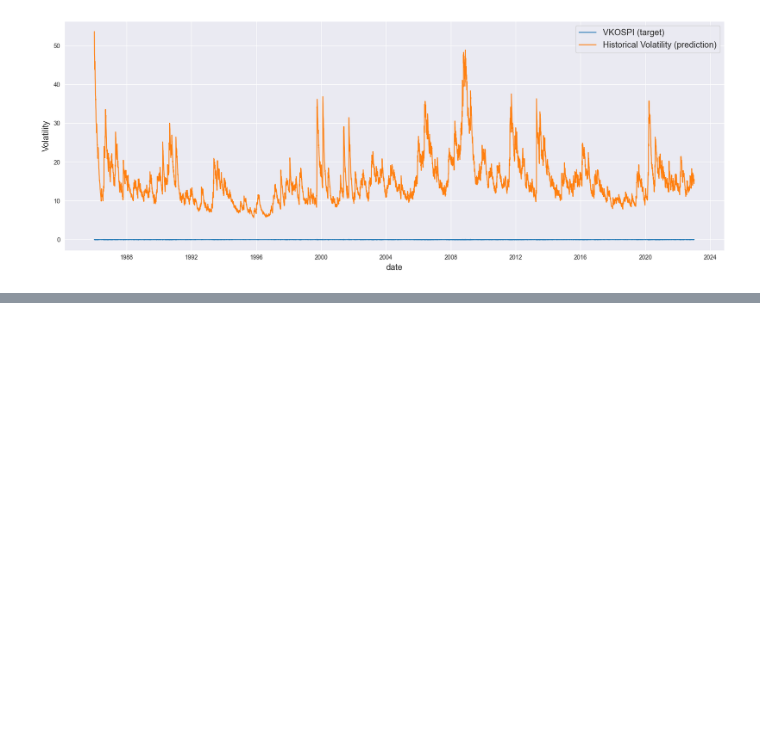
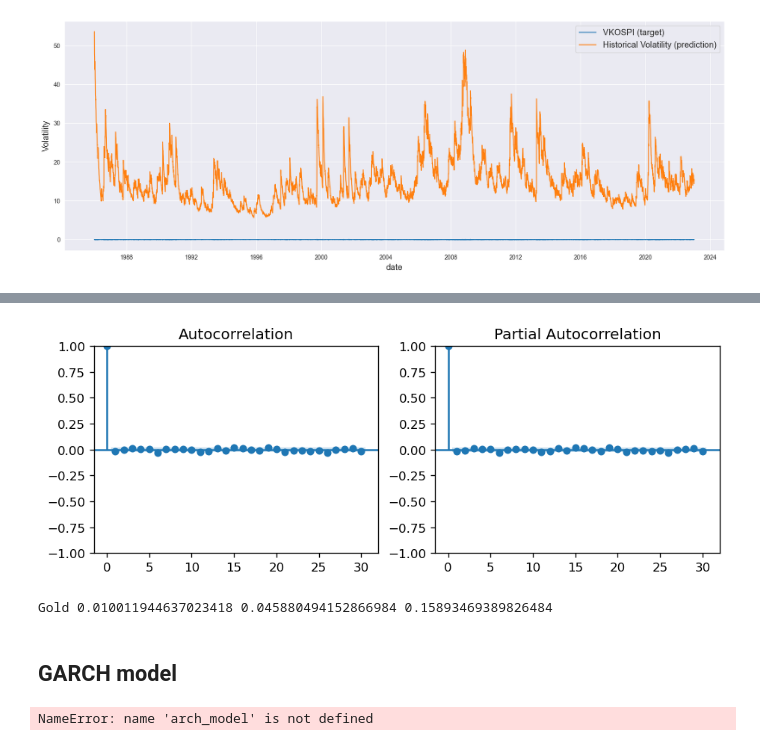
Before and after one commit to maxbranting/gold-forecast, a Jupyter notebook: Models/Volatility/GARCH.ipynb, the cells around one changed output, grey strips where cells are left out. Drawn from its saved outputs; the diff is of its cells as text; code cells hidden in the pictures; blank space fills up the shorter version.

Commit message:
garch continuation

```diff
--- a/Models/Volatility/GARCH.ipynb
+++ b/Models/Volatility/GARCH.ipynb
@@ -158,0 +201,32 @@ plt.show()
+# %%
+plt.rcParams.update({'figure.figsize':(9,3), 'figure.dpi':120})
+
+fig, axes = plt.subplots(1, 2, sharex=False)
+plot_acf(df['Gold'], ax=axes[0], lags=30)
+plot_pacf(df['Gold'], ax=axes[1], lags=30)
+
+plt.show()
+# %% [output]
+[figure, added]
+# %%
+#The daily volatility is the std of the returns
+daily_volatility = df['Gold'].std()
+#The monthly volatility is the result of multiplying the daily vol * square root of 21, this is because there are 21 trading days in a month
+monthly_volatility = math.sqrt(21) * daily_volatility
+#The annual volatility is the result of multiplying the daily vol * square root of 252, this is because there are 252 trading days in a year
+annual_volatility = math.sqrt(252) * daily_volatility
+#Using tabulate package we can print a nice table
+print('Gold',daily_volatility,monthly_volatility,annual_volatility)
+# %% [output]
+Gold 0.010011944637023418 0.045880494152866984 0.15893469389826484
+# %% [markdown]
+## GARCH model
+# %%
+#Define a GARCH model
+model = arch_model(df['Gold'],dist="Normal", vol = 'GARCH', p=4, q=4)
+#Fit the model
+model_fit = model.fit(disp='off')
+#Summary of the model
+model_fit.summary()
+# %% [output]
+NameError: name 'arch_model' is not defined
```
Also changed, not shown: parts of 8 cells of this notebook, 1 other file.
